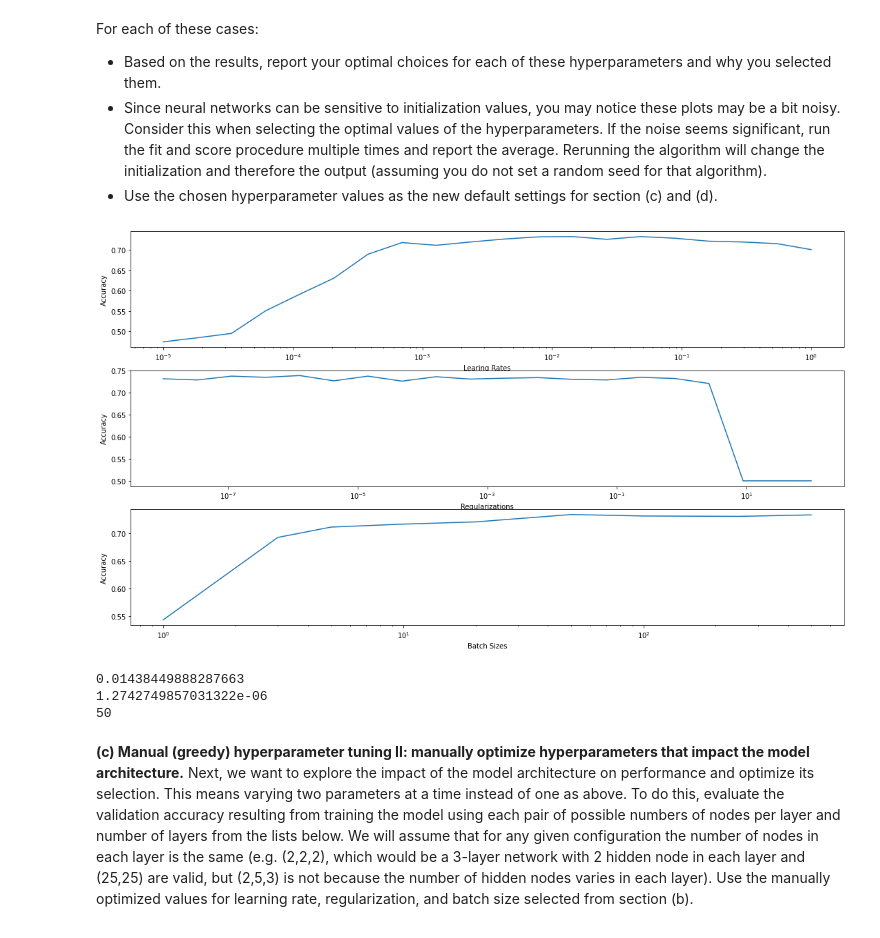
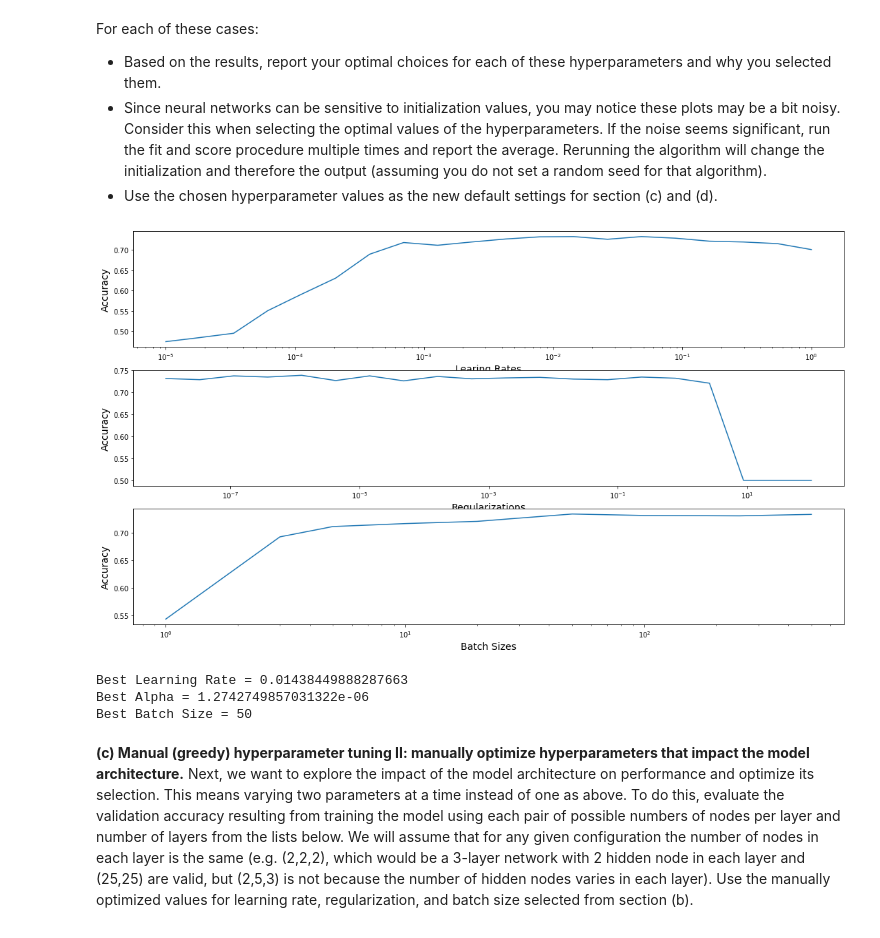
Before and after one commit to satvikk/ids705, a Jupyter notebook: assignments/Assignment_4.ipynb, the cells around one changed output. Drawn from its saved outputs; the diff is of its cells as text; code cells hidden in the pictures.

```diff
--- a/assignments/Assignment_4.ipynb
+++ b/assignments/Assignment_4.ipynb
@@ -206,0 +195,18 @@ Text(0, 0.5, 'Batch Size\nx1')
+# %%
+fig, axs = plt.subplots(4,3)
+fs = 16
+fig_scale = 1.
+fig.set_size_inches(18.5*fig_scale, 10.5*fig_scale)
+for i,hls in enumerate([(2,2), (5,5), (30,30)]):
+    mlp_trainplot(X_train, y_train, ax=axs[0,i], grids=grids, title=str(hls), hls=hls)
+axs[0,0].set_ylabel("Hidden Layer Sizes\nx1", fontsize=14)
+for i,lr in enumerate([0.0001, 0.01, 1]):
+    mlp_trainplot(X_train, y_train, ax=axs[1,i], grids=grids, title=str(lr), lr=lr)
+axs[1,0].set_ylabel("Learning Rates\nx1", fontsize=14)
+for i,reg in enumerate([0, 1, 10]):
+    mlp_trainplot(X_train, y_train, ax=axs[2,i], grids=grids, title=str(reg), reg=reg)
+axs[2,0].set_ylabel("Regularization Rates\nx1", fontsize=14)
+for i,bs in enumerate([5, 50, 500]):
+    mlp_trainplot(X_train, y_train, ax=axs[3,i], grids=grids, title=str(bs), bs=bs)
+axs[3,0].set_ylabel("Batch Size\nx1", fontsize=14)
+fig.tight_layout()
@@ -236,58 +244,58 @@ for lr in lrs:
     for ni in range(n_samples):
         model = MLPClassifier(hidden_layer_sizes = (30,30), learning_rate_init=lr, alpha=0,
                                solver="sgd", max_iter=500, n_iter_no_change = 1000, activation = 'relu',
-                               early_stopping = False, tol = 1e-5)
+                               early_stopping = False, tol = 1e-5, )
         model.fit(X_train, y_train)
         temp += model.score(X_val, y_val)
     lrscores.append(temp/n_samples)
 
 axs[0].plot(lrs, lrscores)
-axs[0].set_xlabel("Learing Rates")
-axs[0].set_ylabel("Accuracy")
+axs[0].set_xlabel("Learing Rates", fontsize=14)
+axs[0].set_ylabel("Accuracy", fontsize=14)
 axs[0].set_xscale('log')
 
 for reg in regs:
     temp = 0
     for ni in range(n_samples):
         model = MLPClassifier(hidden_layer_sizes = (30,30), learning_rate_init=0.03, alpha=reg,
                                solver="sgd", max_iter=500, n_iter_no_change = 1000, activation = 'relu',
                                early_stopping = False, tol = 1e-5)
         model.fit(X_train, y_train)
         temp += model.score(X_val, y_val)
     regscores.append(temp/n_samples)
 
 axs[1].plot(regs, regscores)
-axs[1].set_xlabel("Regularizations")
-axs[1].set_ylabel("Accuracy")
+axs[1].set_xlabel("Regularizations", fontsize=14)
+axs[1].set_ylabel("Accuracy", fontsize=14)
 axs[1].set_xscale('log')
 
 for bs in bss:
     temp = 0
     for ni in range(n_samples):
         model = MLPClassifier(hidden_layer_sizes = (30,30), learning_rate_init=0.03, alpha=0, batch_size=bs,
                                solver="sgd", max_iter=500, n_iter_no_change = 1000, activation = 'relu',
                                early_stopping = False, tol = 1e-5)
         model.fit(X_train, y_train)
         temp += model.score(X_val, y_val)
     bsscores.append(temp/n_samples)
 
 axs[2].plot(bss, bsscores)
-axs[2].set_xlabel("Batch Sizes")
-axs[2].set_ylabel("Accuracy")
+axs[2].set_xlabel("Batch Sizes", fontsize=14)
+axs[2].set_ylabel("Accuracy", fontsize=14)
 axs[2].set_xscale('log')
 # %% [output]
-[figure, old version]
+[figure, new version]
 # %%
 lroptim = lrs[np.argmax(lrscores)]
 regoptim = regs[np.argmax(regscores)]
 bsoptim = int(bss[np.argmax(bsscores)])
-print(lroptim)
-print(regoptim)
-print(bsoptim)
+print("Best Learning Rate =", lroptim)
+print("Best Alpha =",regoptim)
+print("Best Batch Size =",bsoptim)
 # %% [output]
-0.01438449888287663
-1.2742749857031322e-06
-50
+Best Learning Rate = 0.01438449888287663
+Best Alpha = 1.2742749857031322e-06
+Best Batch Size = 50
 # %% [markdown]
 **(c) Manual (greedy) hyperparameter tuning II: manually optimize hyperparameters that impact the model architecture.** Next, we want to explore the impact of the model architecture on performance and optimize its selection. This means varying two parameters at a time instead of one as above. To do this, evaluate the validation accuracy resulting from training the model using each pair of possible numbers of nodes per layer and number of layers from the lists below. We will assume that for any given configuration the number of nodes in each layer is the same (e.g. (2,2,2), which would be a 3-layer network with 2 hidden node in each layer and (25,25) are valid, but (2,5,3) is not because the number of hidden nodes varies in each layer). Use the manually optimized values for learning rate, regularization, and batch size selected from section (b).
 - Number of nodes per layer: $[1,2,3,4,5,10,15,25,30]$
```
Also changed, not shown: parts of 30 cells of this notebook, 2 other files.
